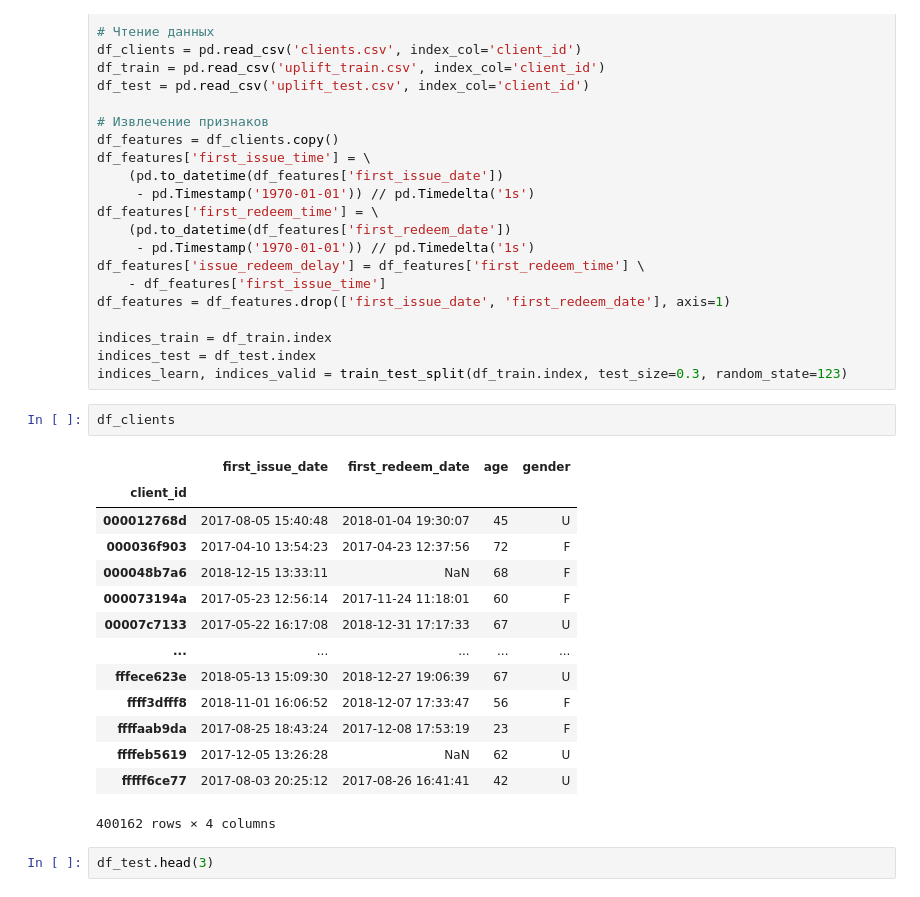
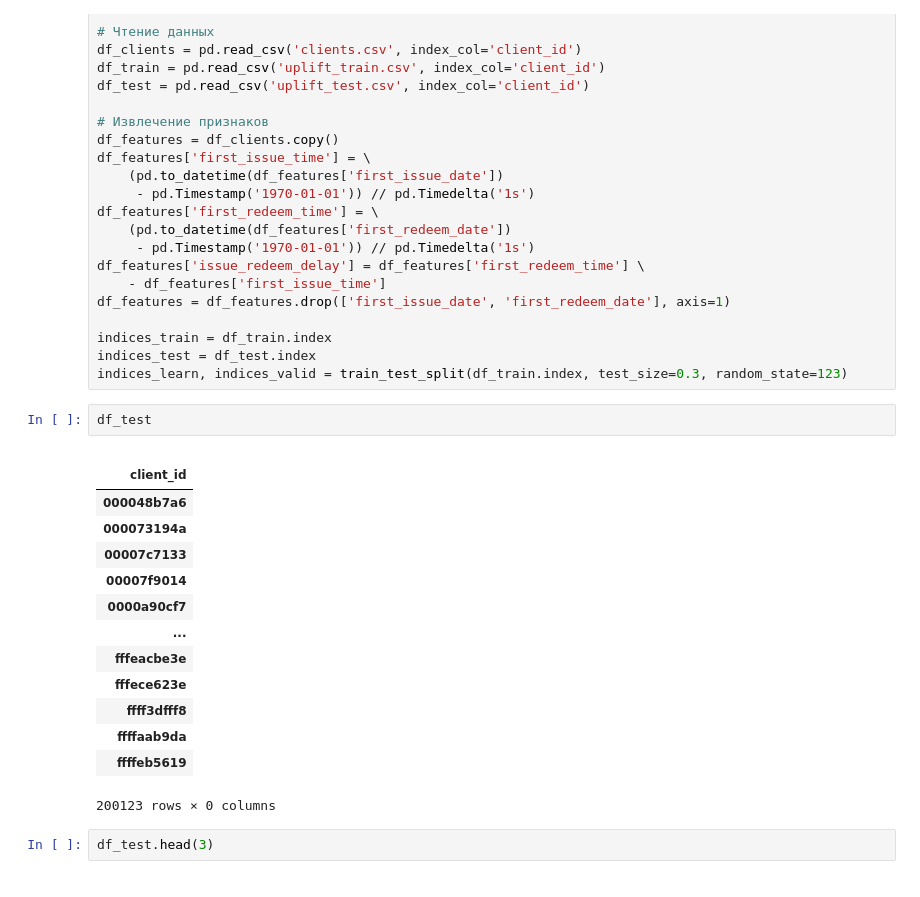
Before and after one commit to Anbionchik/Git_brain_lessons, a Jupyter notebook: Algorythms_in_business/Les4/webinar4.ipynb, the cells around one changed output. Drawn from its saved outputs; the diff is of its cells as text.

```diff
--- a/Algorythms_in_business/Les4/webinar4.ipynb
+++ b/Algorythms_in_business/Les4/webinar4.ipynb
@@ -132,23 +132,23 @@ df_features = df_features.drop(['first_issue_date', 'first_redeem_date'], axis=1
 indices_train = df_train.index
 indices_test = df_test.index
 indices_learn, indices_valid = train_test_split(df_train.index, test_size=0.3, random_state=123)
-# %%
-df_clients
-# %% [output]
-|  | first_issue_date | first_redeem_date | age | gender |
-| client_id |  |  |  |  |
-| 000012768d | 2017-08-05 15:40:48 | 2018-01-04 19:30:07 | 45 | U |
-| 000036f903 | 2017-04-10 13:54:23 | 2017-04-23 12:37:56 | 72 | F |
-| 000048b7a6 | 2018-12-15 13:33:11 | NaN | 68 | F |
-| 000073194a | 2017-05-23 12:56:14 | 2017-11-24 11:18:01 | 60 | F |
-| 00007c7133 | 2017-05-22 16:17:08 | 2018-12-31 17:17:33 | 67 | U |
-| ... | ... | ... | ... | ... |
-| fffece623e | 2018-05-13 15:09:30 | 2018-12-27 19:06:39 | 67 | U |
-| ffff3dfff8 | 2018-11-01 16:06:52 | 2018-12-07 17:33:47 | 56 | F |
-| ffffaab9da | 2017-08-25 18:43:24 | 2017-12-08 17:53:19 | 23 | F |
-| ffffeb5619 | 2017-12-05 13:26:28 | NaN | 62 | U |
-| fffff6ce77 | 2017-08-03 20:25:12 | 2017-08-26 16:41:41 | 42 | U |
-400162 rows × 4 columns
+# %%
+df_test
+# %% [output]
+|  |
+| client_id |
+| 000048b7a6 |
+| 000073194a |
+| 00007c7133 |
+| 00007f9014 |
+| 0000a90cf7 |
+| ... |
+| fffeacbe3e |
+| fffece623e |
+| ffff3dfff8 |
+| ffffaab9da |
+| ffffeb5619 |
+200123 rows × 0 columns
 # %%
 df_test.head(3)
 # %% [output]
```
Also changed, not shown: parts of 16 cells of this notebook.
